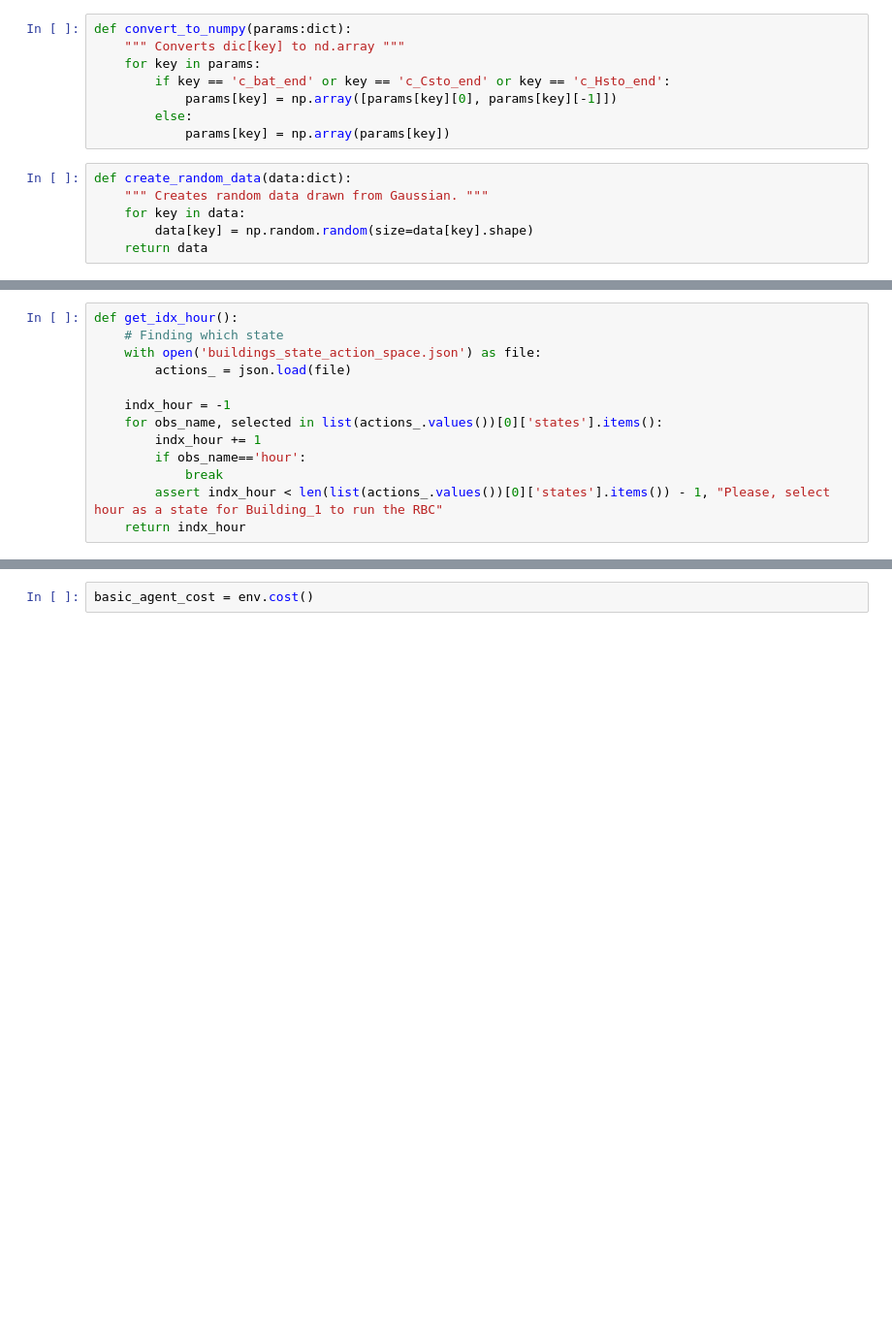
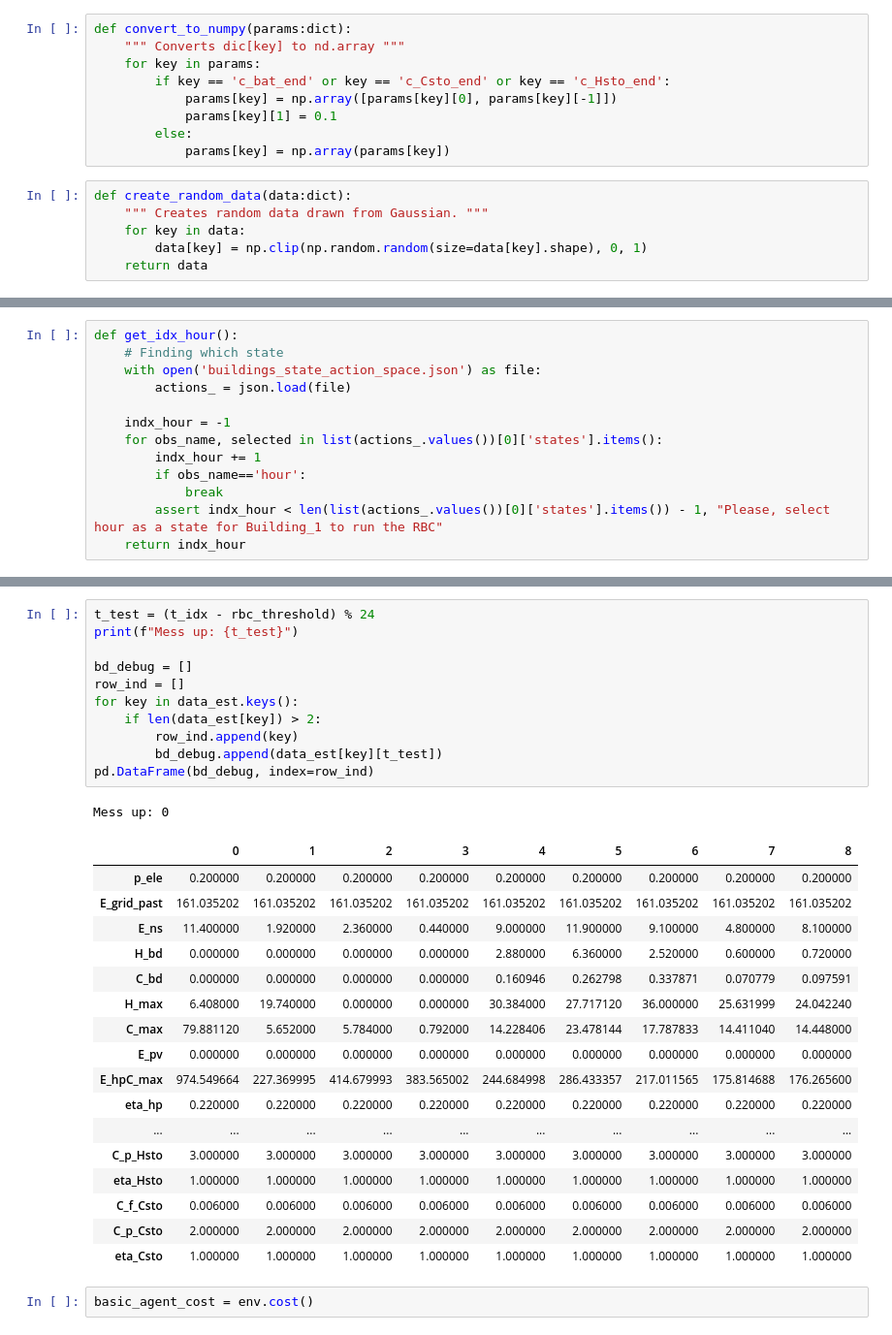
Before and after one commit to QasimWani/ZOiRL, a Jupyter notebook: colab_implicit_agent.ipynb, the cells around one changed output, grey strips where cells are left out. Shown at 97% size. Drawn from its saved outputs; the diff is of its cells as text; blank space fills up the shorter version.

```diff
--- a/colab_implicit_agent.ipynb
+++ b/colab_implicit_agent.ipynb
@@ -211,12 +252,13 @@ def convert_to_numpy(params:dict):
     for key in params:
         if key == 'c_bat_end' or key == 'c_Csto_end' or key == 'c_Hsto_end':
             params[key] = np.array([params[key][0], params[key][-1]])
+            params[key][1] = 0.1
         else:
             params[key] = np.array(params[key])
 # %%
 def create_random_data(data:dict):
     """ Creates random data drawn from Gaussian. """
     for key in data:
-        data[key] = np.random.random(size=data[key].shape)
+        data[key] = np.clip(np.random.random(size=data[key].shape), 0, 1)
     return data
 # %%
@@ -485,3 +604,33 @@ debug
+# %%
+t_test = (t_idx - rbc_threshold) % 24
+print(f"Mess up: {t_test}")
+
+bd_debug = []
+row_ind = []
+for key in data_est.keys():
+    if len(data_est[key]) > 2:
+        row_ind.append(key)
+        bd_debug.append(data_est[key][t_test])
+pd.DataFrame(bd_debug, index=row_ind)
+# %% [output]
+Mess up: 0
+|  | 0 | 1 | 2 | 3 | 4 | 5 | 6 | 7 | 8 |
+| p_ele | 0.200000 | 0.200000 | 0.200000 | 0.200000 | 0.200000 | 0.200000 | 0.200000 | 0.200000 | 0.200000 |
+| E_grid_past | 161.035202 | 161.035202 | 161.035202 | 161.035202 | 161.035202 | 161.035202 | 161.035202 | 161.035202 | 161.035202 |
+| E_ns | 11.400000 | 1.920000 | 2.360000 | 0.440000 | 9.000000 | 11.900000 | 9.100000 | 4.800000 | 8.100000 |
+| H_bd | 0.000000 | 0.000000 | 0.000000 | 0.000000 | 2.880000 | 6.360000 | 2.520000 | 0.600000 | 0.720000 |
+| C_bd | 0.000000 | 0.000000 | 0.000000 | 0.000000 | 0.160946 | 0.262798 | 0.337871 | 0.070779 | 0.097591 |
+| H_max | 6.408000 | 19.740000 | 0.000000 | 0.000000 | 30.384000 | 27.717120 | 36.000000 | 25.631999 | 24.042240 |
+| C_max | 79.881120 | 5.652000 | 5.784000 | 0.792000 | 14.228406 | 23.478144 | 17.787833 | 14.411040 | 14.448000 |
+| E_pv | 0.000000 | 0.000000 | 0.000000 | 0.000000 | 0.000000 | 0.000000 | 0.000000 | 0.000000 | 0.000000 |
+| E_hpC_max | 974.549664 | 227.369995 | 414.679993 | 383.565002 | 244.684998 | 286.433357 | 217.011565 | 175.814688 | 176.265600 |
+| eta_hp | 0.220000 | 0.220000 | 0.220000 | 0.220000 | 0.220000 | 0.220000 | 0.220000 | 0.220000 | 0.220000 |
+| ... | ... | ... | ... | ... | ... | ... | ... | ... | ... |
+| C_p_Hsto | 3.000000 | 3.000000 | 3.000000 | 3.000000 | 3.000000 | 3.000000 | 3.000000 | 3.000000 | 3.000000 |
+| eta_Hsto | 1.000000 | 1.000000 | 1.000000 | 1.000000 | 1.000000 | 1.000000 | 1.000000 | 1.000000 | 1.000000 |
+| C_f_Csto | 0.006000 | 0.006000 | 0.006000 | 0.006000 | 0.006000 | 0.006000 | 0.006000 | 0.006000 | 0.006000 |
+| C_p_Csto | 2.000000 | 2.000000 | 2.000000 | 2.000000 | 2.000000 | 2.000000 | 2.000000 | 2.000000 | 2.000000 |
+| eta_Csto | 1.000000 | 1.000000 | 1.000000 | 1.000000 | 1.000000 | 1.000000 | 1.000000 | 1.000000 | 1.000000 |
 # %%
 basic_agent_cost = env.cost()
 # %%
```
Also changed, not shown: parts of 20 cells of this notebook.
